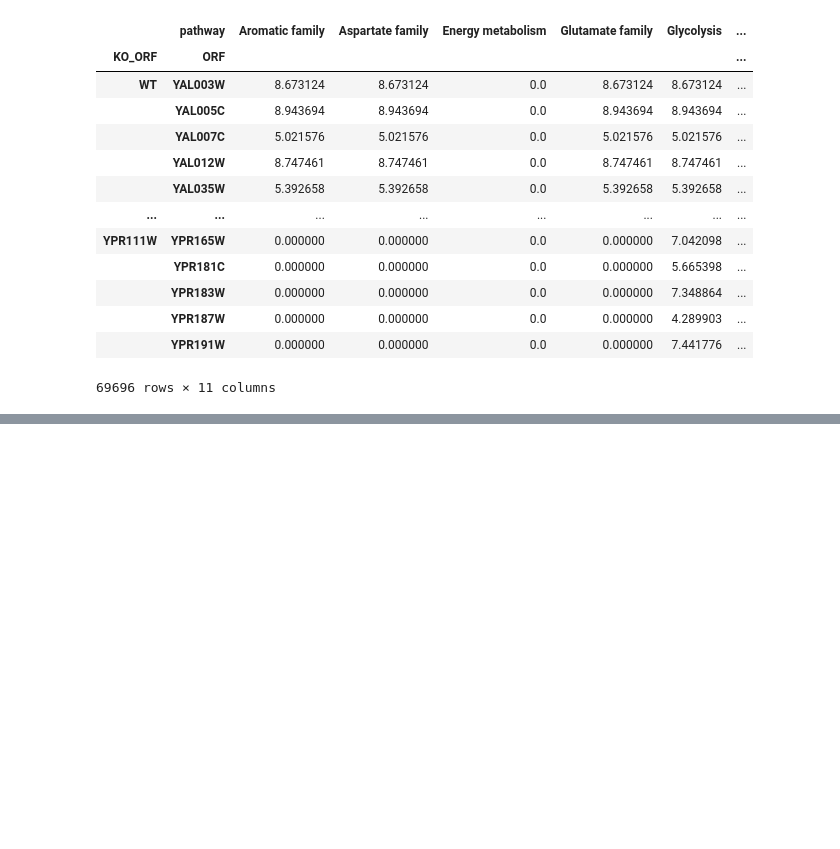
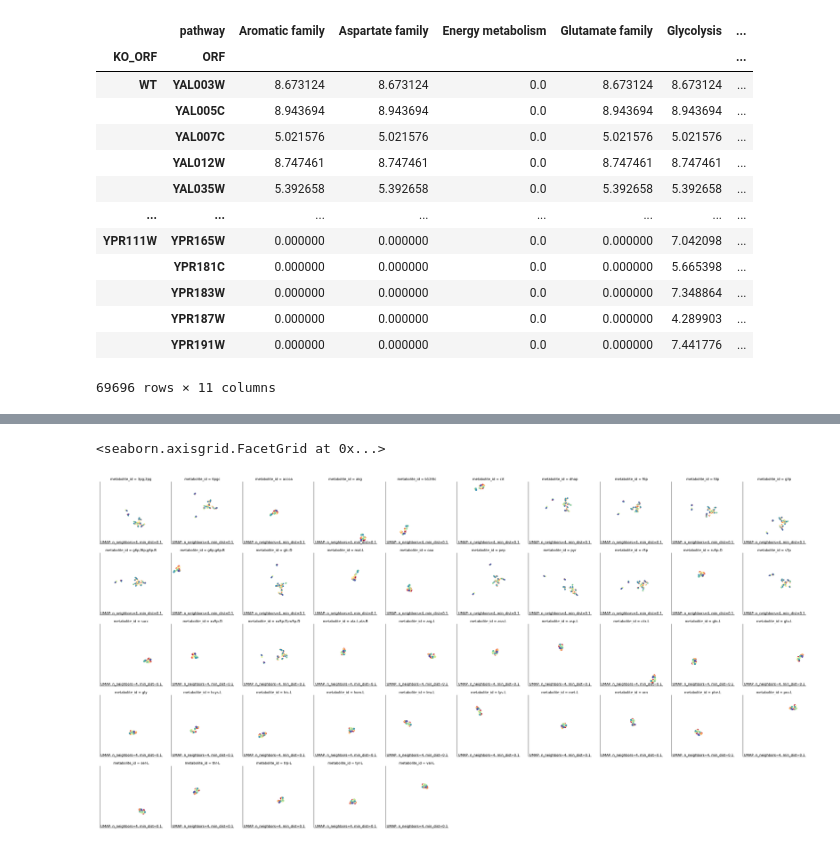
Before and after one commit to trdvangraft/thesis, a Jupyter notebook: metaengineering/main.ipynb, the cells around one changed output, grey strips where cells are left out. Cells and saved outputs as stored; diff of their text form; code cells hidden in the pictures; blank space fills up the shorter version.

```diff
--- a/metaengineering/main.ipynb
+++ b/metaengineering/main.ipynb
@@ -757,0 +815,26 @@ See the caveats in the documentation: https://pandas.pydata.org/pandas-docs/stab
+# %%
+def mapper(*args, **kwargs):
+    df = kwargs['data']
+    features = df.loc[:, ~df.columns.isin(targets)]
+
+    reducer = umap.UMAP(
+        n_neighbors=4,
+        metric='euclidean',
+        min_dist=0.1
+    )
+
+    scaled_expression = StandardScaler().fit_transform(features.values)
+    reducer.fit(scaled_expression)
+
+    umap.plot.points(
+        reducer,
+        df['genotype'],
+        ax=plt.gca(),
+    )
+
+
+g = sns.FacetGrid(df, col='metabolite_id', col_wrap=10)
+g.map_dataframe(mapper)
+# %% [output]
+<seaborn.axisgrid.FacetGrid at 0x...>
+[figure, added]
```
Also changed, not shown: parts of 17 cells of this notebook.
